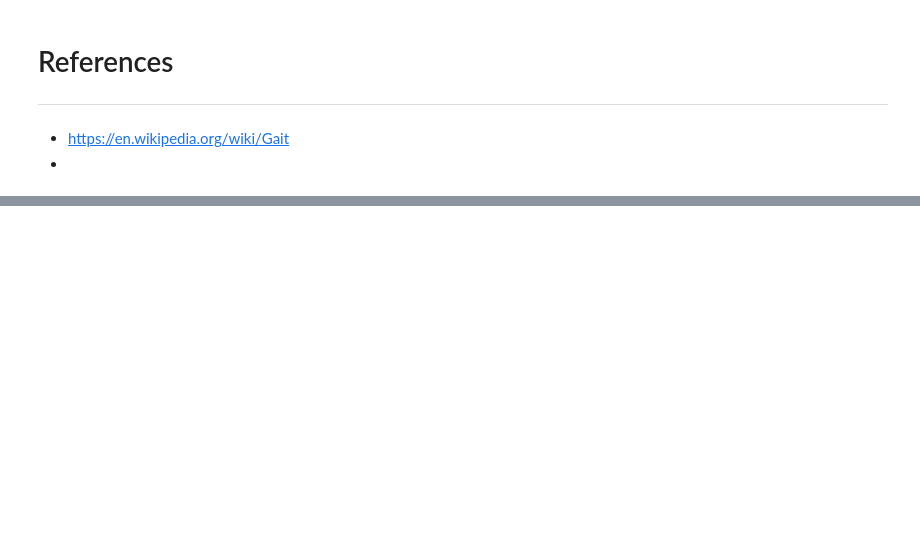
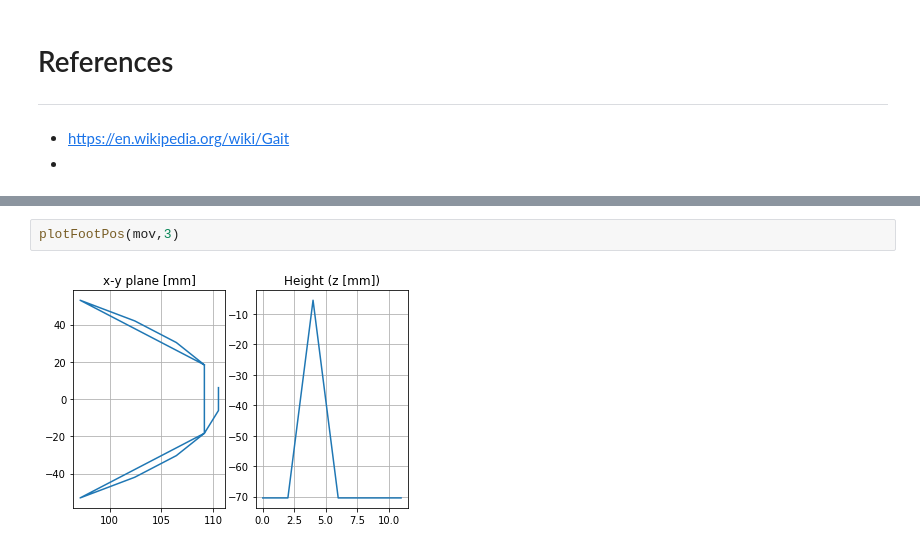
Before and after one commit to MultipedRobotics/multiped, a Jupyter notebook: ax12/docs/gait.ipynb, the cells around one changed output, grey strips where cells are left out. Drawn from its saved outputs; the diff is of its cells as text; blank space fills up the shorter version.

```diff
--- a/ax12/docs/gait.ipynb
+++ b/ax12/docs/gait.ipynb
@@ -281,0 +153,4 @@ for p in pos:
+# %%
+plotFootPos(mov,3)
+# %% [output]
+[figure, added]
```
Also changed, not shown: parts of 27 cells of this notebook, 1 other file.
